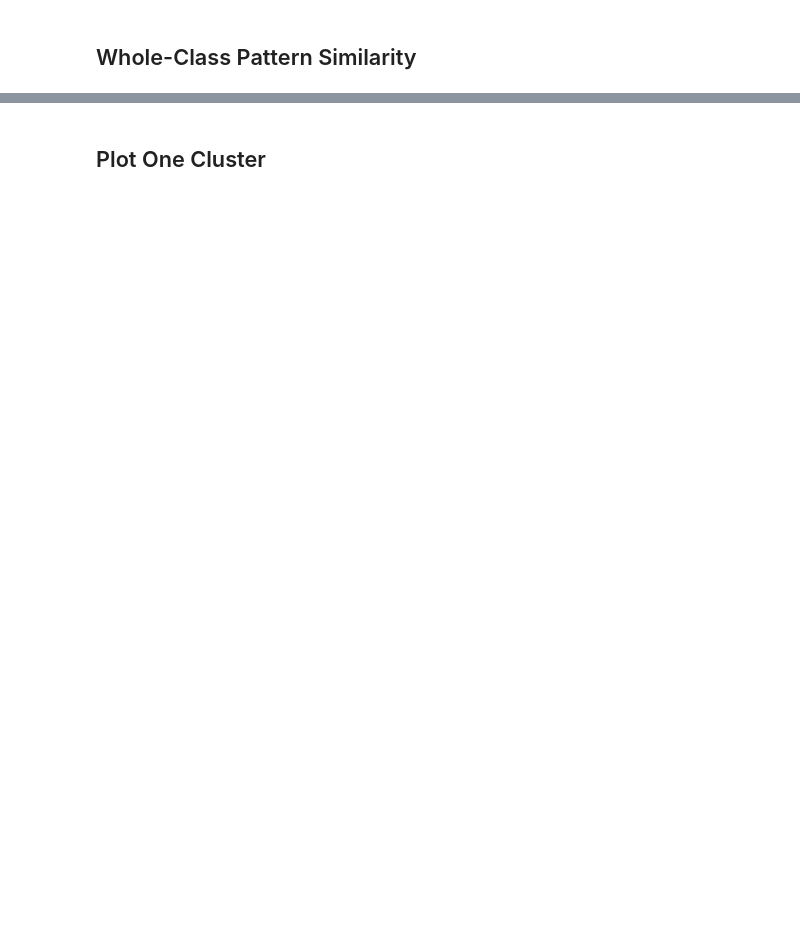
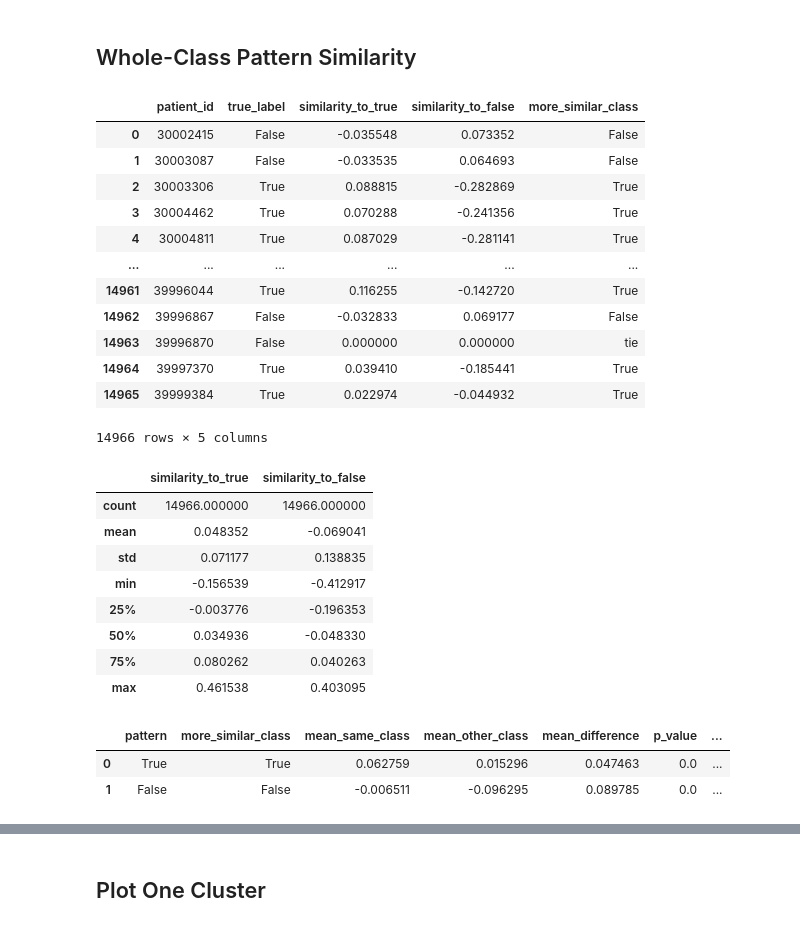
Before and after one commit to MichalWeisman/Interpretable-ViT-for-Timeseries, a Jupyter notebook: notebooks/mimic_targets/hypotension_obs24_target8_gap0_cluster_visualization.ipynb, the cells around one changed output, grey strips where cells are left out. Saved outputs shown, nothing was run; the diff lists cells and outputs as text; code cells hidden in the pictures; blank space fills up the shorter version.

```diff
--- a/notebooks/mimic_targets/hypotension_obs24_target8_gap0_cluster_visualization.ipynb
+++ b/notebooks/mimic_targets/hypotension_obs24_target8_gap0_cluster_visualization.ipynb
@@ -717,6 +740,14 @@ def cosine_similarity(a, b, eps=1e-12):
     return float(np.dot(a, b) / denominator)
 
 
+def more_similar_class(similarity_to_true, similarity_to_false):
+    if not np.isfinite(similarity_to_true) or not np.isfinite(similarity_to_false):
+        return np.nan
+    if similarity_to_true == similarity_to_false:
+        return "tie"
+    return "True" if similarity_to_true > similarity_to_false else "False"
+
+
 patient_ids = np.array([str(patient_id) for patient_id in dataset.patient_ids])
 patient_to_index = {patient_id: index for index, patient_id in enumerate(patient_ids)}
 value_tensor = dataset_value_tensor_for_similarity(dataset, binner, value_scale=PATTERN_VALUE_SCALE)
@@ -736,35 +767,63 @@ for class_label in PATTERN_CLASS_LABELS:
     class_patterns[class_label], class_masks[class_label] = top_importance_sparse_values(
         class_mean_values,
         class_mean_importance,
         PATTERN_TOP_IMPORTANCE_PERCENTAGE,
     )
 
 true_labels = None
 if dataset.y is not None:
     y = dataset.y.detach().cpu().numpy().astype(int)
     true_labels = [binner.index_to_label_[label] if 0 <= label < len(binner.index_to_label_) else str(label) for label in y]
 
 rows = []
+patient_sparse_patterns = {}
 for index, patient_id in enumerate(patient_ids):
     explanation_path = EXPLANATIONS_DIR / f"{patient_id}.npy"
     if not explanation_path.exists():
         continue
     patient_importance = np.load(explanation_path).astype(np.float64)
     patient_pattern, patient_mask = top_importance_sparse_values(
         value_tensor[index],
         patient_importance,
         PATTERN_TOP_IMPORTANCE_PERCENTAGE,
     )
+    patient_sparse_patterns[patient_id] = patient_pattern
+    similarity_to_true = cosine_similarity(patient_pattern, class_patterns["True"])
+    similarity_to_false = cosine_similarity(patient_pattern, class_patterns["False"])
     rows.append({
         "patient_id": patient_id,
         "true_label": None if true_labels is None else str(true_labels[index]),
-        "similarity_to_true": cosine_similarity(patient_pattern, class_patterns["True"]),
-        "similarity_to_false": cosine_similarity(patient_pattern, class_patterns["False"]),
+        "similarity_to_true": similarity_to_true,
+        "similarity_to_false": similarity_to_false,
+        "more_similar_class": more_similar_class(similarity_to_true, similarity_to_false),
     })
 
 pattern_similarity = pd.DataFrame(rows)
 display(pattern_similarity)
 display(pattern_similarity[["similarity_to_true", "similarity_to_false"]].describe())
+# %% [output]
+|  | patient_id | true_label | similarity_to_true | similarity_to_false | more_similar_class |
+| 0 | 30002415 | False | -0.035548 | 0.073352 | False |
+| 1 | 30003087 | False | -0.033535 | 0.064693 | False |
+| 2 | 30003306 | True | 0.088815 | -0.282869 | True |
+| 3 | 30004462 | True | 0.070288 | -0.241356 | True |
+| 4 | 30004811 | True | 0.087029 | -0.281141 | True |
+| ... | ... | ... | ... | ... | ... |
+| 14961 | 39996044 | True | 0.116255 | -0.142720 | True |
+| 14962 | 39996867 | False | -0.032833 | 0.069177 | False |
+| 14963 | 39996870 | False | 0.000000 | 0.000000 | tie |
+| 14964 | 39997370 | True | 0.039410 | -0.185441 | True |
+| 14965 | 39999384 | True | 0.022974 | -0.044932 | True |
+14966 rows × 5 columns
+|  | similarity_to_true | similarity_to_false |
+| count | 14966.000000 | 14966.000000 |
+| mean | 0.048352 | -0.069041 |
+| std | 0.071177 | 0.138835 |
+| min | -0.156539 | -0.412917 |
+| 25% | -0.003776 | -0.196353 |
+| 50% | 0.034936 | -0.048330 |
+| 75% | 0.080262 | 0.040263 |
+| max | 0.461538 | 0.403095 |
 # %%
 from scipy import stats
 
@@ -776,8 +835,14 @@ def pattern_class_separation_test(frame, pattern_label, pattern_column, alpha=SI
     other_class_scores = frame.loc[frame["true_label"].astype(str) == other_label, pattern_column].dropna()
     result = stats.mannwhitneyu(pattern_class_scores, other_class_scores, alternative="greater")
     mean_difference = pattern_class_scores.mean() - other_class_scores.mean()
+    winner = np.nan
+    if np.isfinite(mean_difference):
+        winner = pattern_label if mean_difference > 0 else other_label
+    if mean_difference == 0:
+        winner = "tie"
     return {
         "pattern": pattern_label,
+        "more_similar_class": winner,
         "mean_same_class": float(pattern_class_scores.mean()),
         "mean_other_class": float(other_class_scores.mean()),
         "mean_difference": float(mean_difference),
@@ -791,3 +856,7 @@ similarity_distribution_tests = pd.DataFrame([
     pattern_class_separation_test(pattern_similarity, "False", "similarity_to_false"),
 ])
 display(similarity_distribution_tests)
+# %% [output]
+|  | pattern | more_similar_class | mean_same_class | mean_other_class | mean_difference | p_value | ... |
+| 0 | True | True | 0.062759 | 0.015296 | 0.047463 | 0.0 | ... |
+| 1 | False | False | -0.006511 | -0.096295 | 0.089785 | 0.0 | ... |
```
Also changed, not shown: parts of 14 cells of this notebook, 1 other file.
